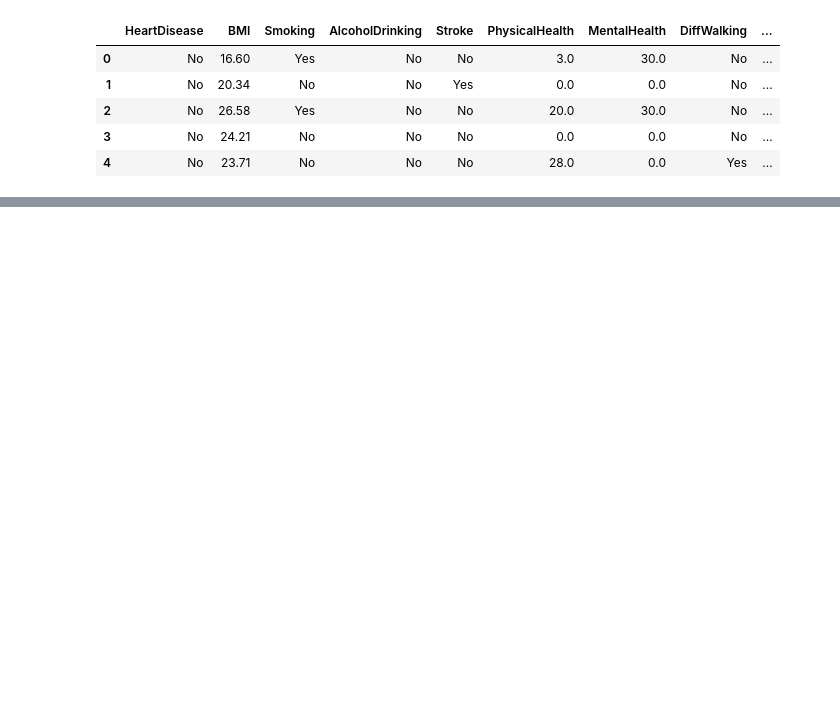
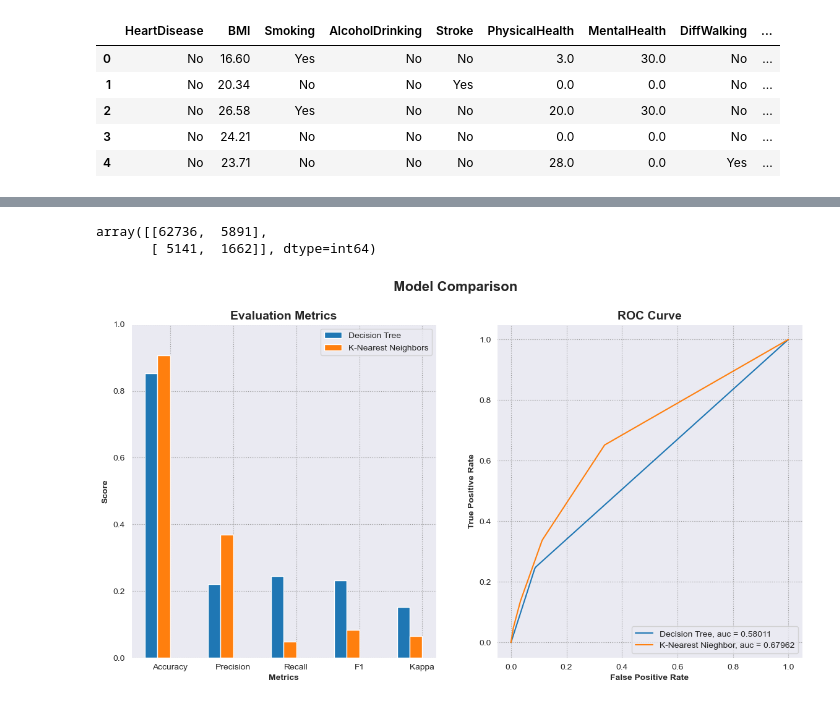
Before and after one commit to hossain-selim/ML-Alpha, a Jupyter notebook: cl-2_project1.ipynb, the cells around one changed output, grey strips where cells are left out. Saved outputs shown, nothing was run; the diff lists cells and outputs as text; code cells hidden in the pictures; blank space fills up the shorter version.

```diff
--- a/cl-2_project1.ipynb
+++ b/cl-2_project1.ipynb
@@ -32,0 +243,4 @@ df.head()
+# %%
+X_train = pd.concat([X_train_transformed_df, X_train.reset_index(drop=True)], axis = 1)
+
+X_test = pd.concat([X_test_transformed_df, X_test.reset_index(drop=True)], axis = 1)
@@ -32,0 +279,3 @@ df.head()
+# %%
+X_train.drop(['AgeCategory', 'Race', 'GenHealth'], axis=1, inplace=True)
+X_test.drop(['AgeCategory', 'Race', 'GenHealth'], axis=1, inplace=True)
@@ -32,0 +346,12 @@ df.head()
+# %%
+from sklearn.tree import DecisionTreeClassifier
+
+DT = DecisionTreeClassifier(random_state = 42)
+DT.fit(X_train, y_train)
+clf_eval = model_evaluation(DT, X_test, y_test)
+print('Accuracy: ', clf_eval['accuracy'])
+print('Precision: ', clf_eval['precision'])
+print('Recall: ', clf_eval['recall'])
+print('f1_score', clf_eval['f1'])
+print('Cohens Kappa Score: ', clf_eval['kappa'])
+print('Area Under Curve: ', clf_eval['auc'])
@@ -32,0 +365,7 @@ df.head()
+# %%
+y_pred = DT.predict(X_test)
+cm = metrics.confusion_matrix(y_test, y_pred)
+cm
+# %% [output]
+array([[62736,  5891],
+       [ 5141,  1662]], dtype=int64)
@@ -32,0 +374,51 @@ df.head()
+# %%
+# Intitialize figure with two plots
+fig, (ax1, ax2) = plt.subplots(1, 2)
+fig.suptitle('Model Comparison', fontsize=16, fontweight='bold')
+fig.set_figheight(7)
+fig.set_figwidth(14)
+fig.set_facecolor('white')
+
+# First plot
+## set bar size
+barWidth = 0.2
+clf_score = [clf_eval['accuracy'], clf_eval['precision'], clf_eval['recall'], clf_eval['f1'], clf_eval['kappa']]
+knn_score = [knn_eval['accuracy'], knn_eval['precision'], knn_eval['recall'], knn_eval['f1'], knn_eval['kappa']]
+
+
+## Set position of bar on X axis
+r1 = np.arange(len(clf_score))
+r2 = [x + barWidth for x in r1]
+
+## Make the plot
+ax1.bar(r1, clf_score, width=barWidth, edgecolor='white', label='Decision Tree')
+ax1.bar(r2, knn_score, width=barWidth, edgecolor='white', label='K-Nearest Neighbors')
+
+## Configure x and y axis
+ax1.set_xlabel('Metrics', fontweight='bold')
+labels = ['Accuracy', 'Precision', 'Recall', 'F1', 'Kappa']
+ax1.set_xticks([r + (barWidth * 1.5) for r in range(len(clf_score))], )
+ax1.set_xticklabels(labels)
+ax1.set_ylabel('Score', fontweight='bold')
+ax1.set_ylim(0, 1)
+
+## Create legend & title
+ax1.set_title('Evaluation Metrics', fontsize=14, fontweight='bold')
+ax1.legend()
+
+# Second plot
+## Comparing ROC Curve
+ax2.plot(clf_eval['fpr'], clf_eval['tpr'], label='Decision Tree, auc = {:0.5f}'.format(clf_eval['auc']))
+ax2.plot(knn_eval['fpr'], knn_eval['tpr'], label='K-Nearest Nieghbor, auc = {:0.5f}'.format(knn_eval['auc']))
+
+## Configure x and y axis
+ax2.set_xlabel('False Positive Rate', fontweight='bold')
+ax2.set_ylabel('True Positive Rate', fontweight='bold')
+
+## Create legend & title
+ax2.set_title('ROC Curve', fontsize=14, fontweight='bold')
+ax2.legend(loc=4)
+
+plt.show()
+# %% [output]
+[figure, added]
```
Also changed, not shown: parts of 29 cells of this notebook, 1 other file.
